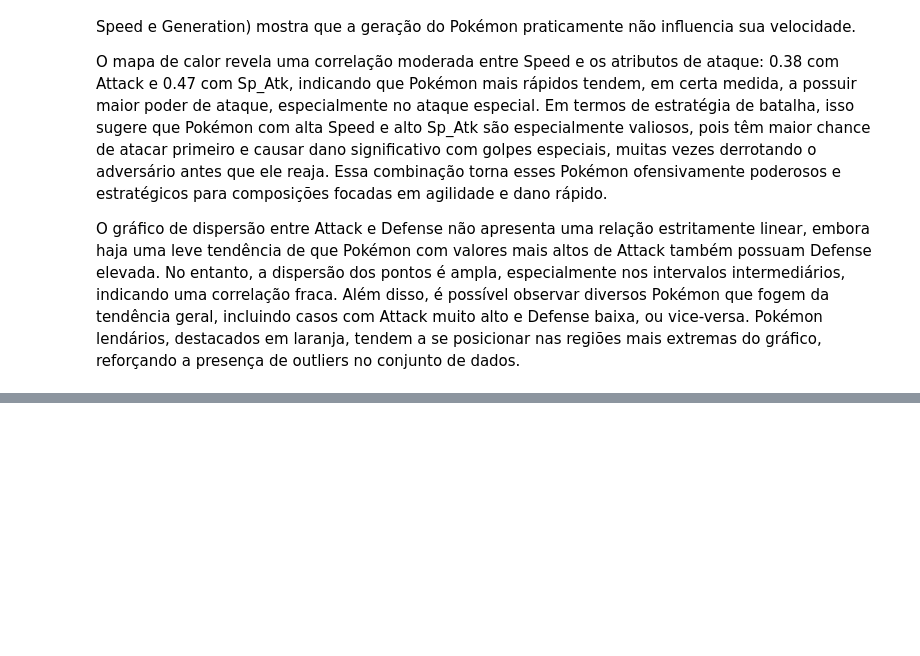
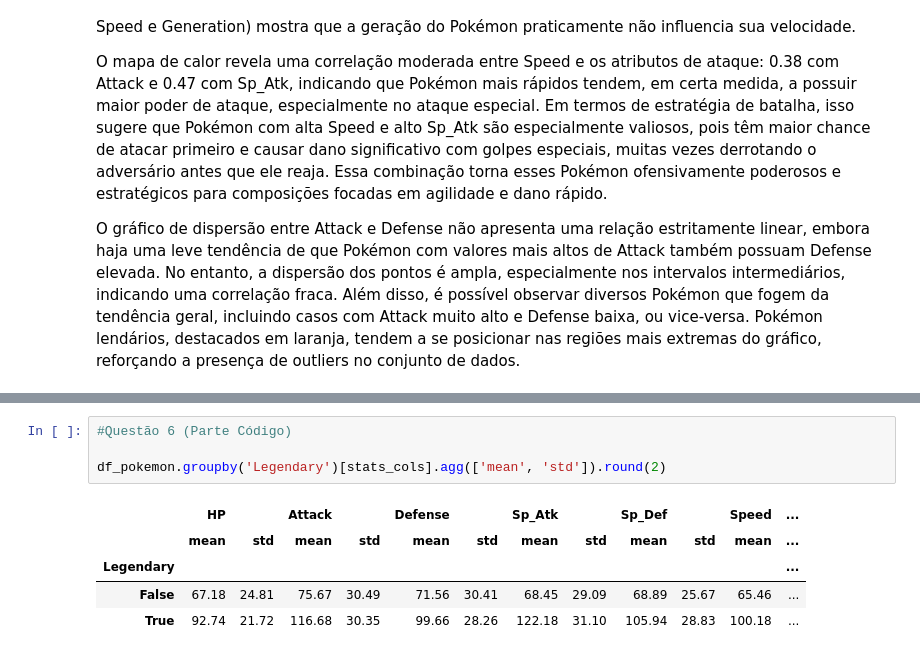
Before and after one commit to et586-estatistica/intro-data-analysis-erickmsms-cin, a Jupyter notebook: atividade1.ipynb, the cells around one changed output, grey strips where cells are left out. Saved outputs shown, nothing was run; the diff lists cells and outputs as text; blank space fills up the shorter version.

```diff
--- a/atividade1.ipynb
+++ b/atividade1.ipynb
@@ -620,0 +627,10 @@ O gráfico de dispersão entre Attack e Defense não apresenta uma relação est
+# %%
+#Questão 6 (Parte Código)
+
+df_pokemon.groupby('Legendary')[stats_cols].agg(['mean', 'std']).round(2)
+# %% [output]
+|  | HP |  | Attack |  | Defense |  | Sp_Atk |  | Sp_Def |  | Speed | ... |
+|  | mean | std | mean | std | mean | std | mean | std | mean | std | mean | ... |
+| Legendary |  |  |  |  |  |  |  |  |  |  |  | ... |
+| False | 67.18 | 24.81 | 75.67 | 30.49 | 71.56 | 30.41 | 68.45 | 29.09 | 68.89 | 25.67 | 65.46 | ... |
+| True | 92.74 | 21.72 | 116.68 | 30.35 | 99.66 | 28.26 | 122.18 | 31.10 | 105.94 | 28.83 | 100.18 | ... |
```
Also changed, not shown: parts of 10 cells of this notebook.
